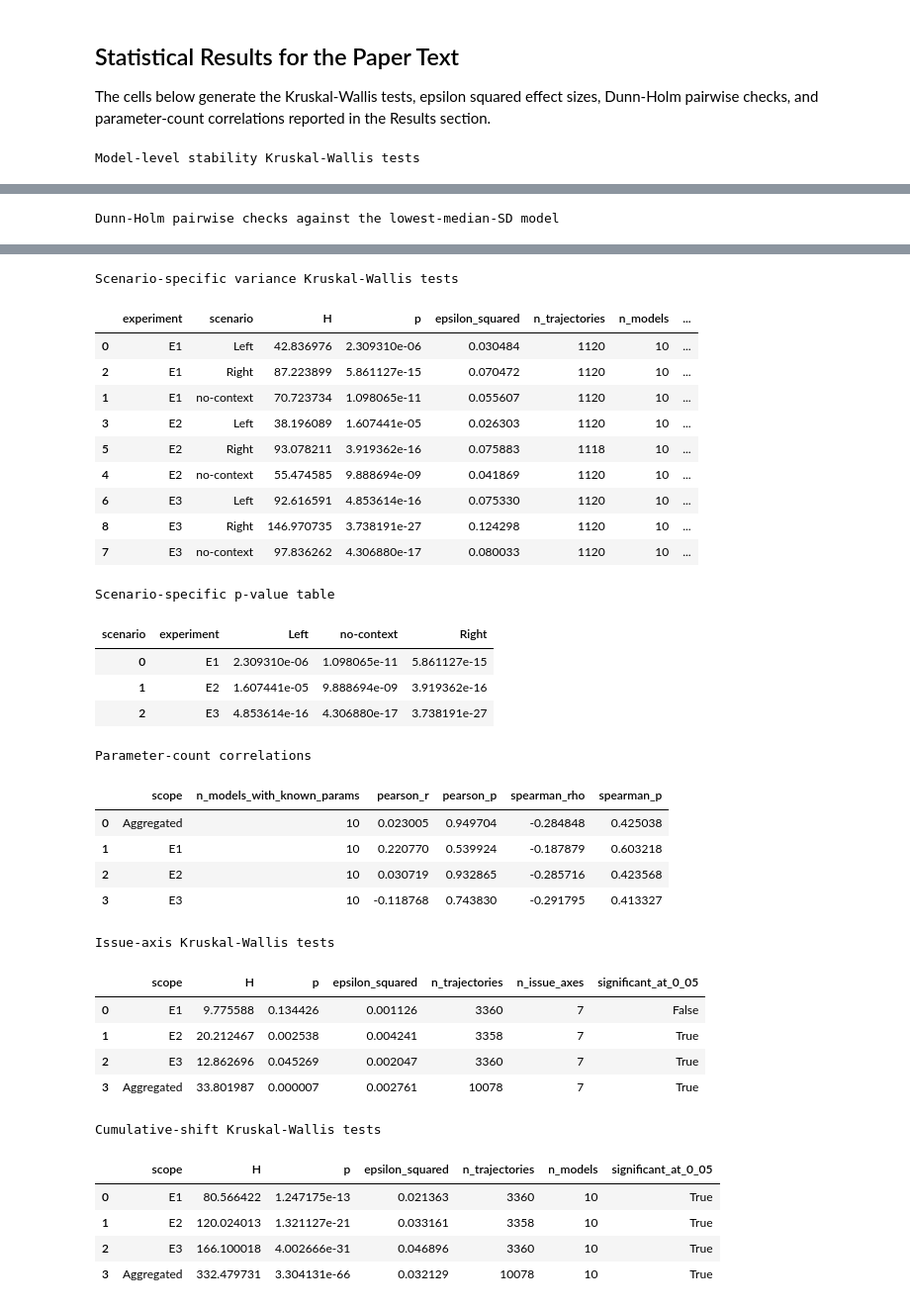
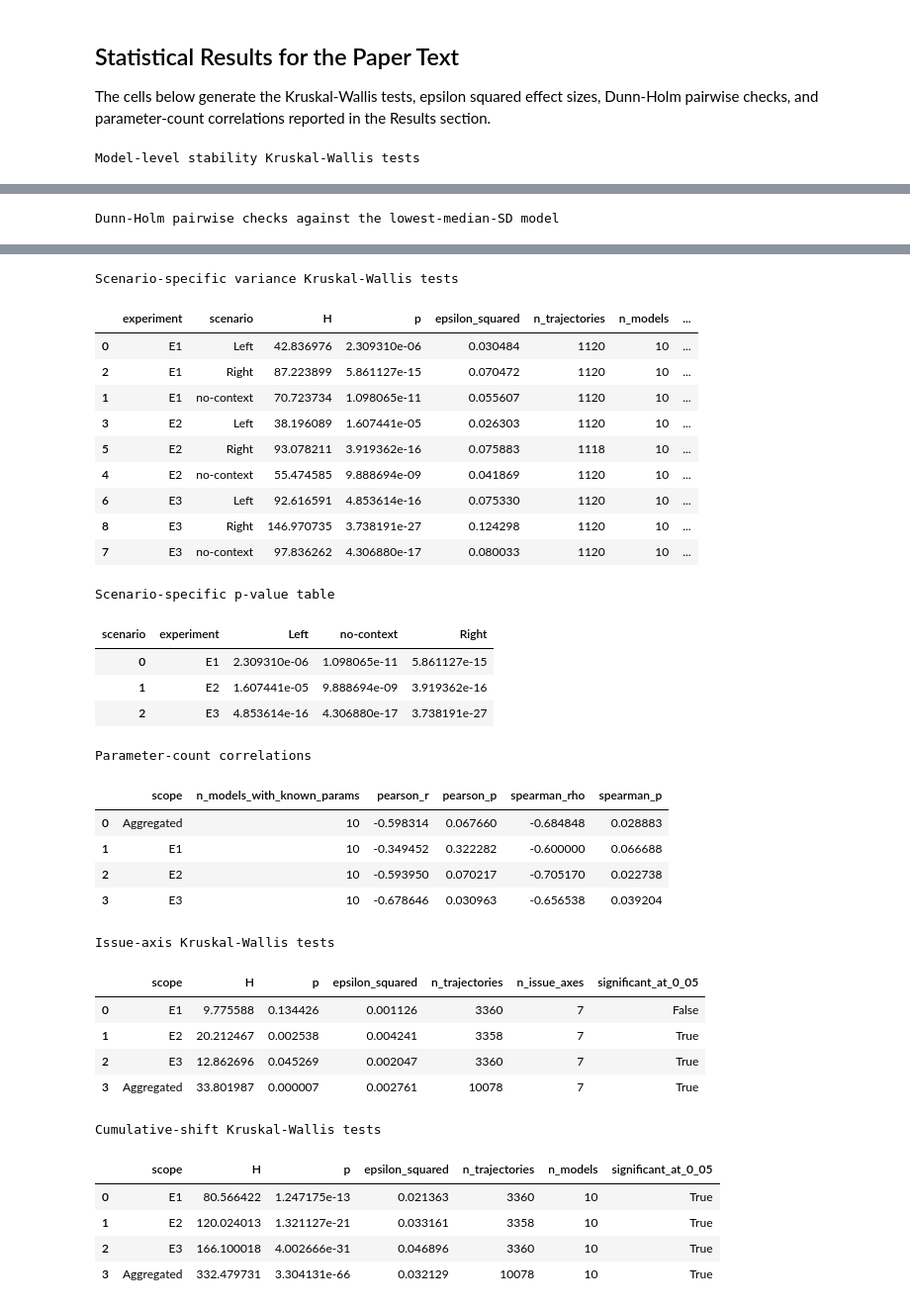
Before and after one commit to graphs4ai/opinion_stability, a Jupyter notebook: analises.ipynb, the cells around one changed output, grey strips where cells are left out. Shown at 99% size. Saved outputs shown, nothing was run; the diff lists cells and outputs as text; code cells hidden in the pictures.

```diff
--- a/analises.ipynb
+++ b/analises.ipynb
@@ -473,36 +407,17 @@ def scenario_pvalue_table(scenario_tests):
 
 
 def parameter_count_correlations(traj):
-    model_protocol = (
-        traj.groupby(['experiment', 'modelo'], as_index=False)
-        .agg(mean_abs_first_to_final_displacement=('first_to_final_abs_delta', 'mean'))
-    )
-    metadata = pd.DataFrame([{'modelo': model, **meta} for model, meta in MODEL_METADATA.items()])
-    data = model_protocol.merge(metadata, on='modelo', how='left')
-    aggregated = (
-        data.groupby(['modelo', 'family', 'params_b'], dropna=False, as_index=False)
-        .agg(mean_abs_first_to_final_displacement=('mean_abs_first_to_final_displacement', 'mean'))
-    )
-    aggregated['experiment'] = 'Aggregated'
-    corr_data = pd.concat([data, aggregated], ignore_index=True)
+    from src.analysis.model_size_figure import compute_model_size_statistics
 
-    rows = []
-    for exp, sub in corr_data.dropna(subset=['params_b']).groupby('experiment'):
-        if len(sub) >= 3 and sub['params_b'].nunique() >= 3:
-            pearson_r, pearson_p = stats.pearsonr(sub['params_b'], sub['mean_abs_first_to_final_displacement'])
-            spearman_rho, spearman_p = stats.spearmanr(sub['params_b'], sub['mean_abs_first_to_final_displacement'])
-        else:
-            pearson_r = pearson_p = spearman_rho = spearman_p = np.nan
-        rows.append({
-            'scope': exp,
-            'n_models_with_known_params': len(sub),
-            'pearson_r': pearson_r,
-            'pearson_p': pearson_p,
-            'spearman_rho': spearman_rho,
-            'spearman_p': spearman_p,
-        })
-    return pd.DataFrame(rows).sort_values('scope')
+    stats_table, _ = compute_model_size_statistics(traj)
+    return stats_table
 
+
+def model_size_leave_one_out_table(traj):
+    from src.analysis.model_size_figure import compute_model_size_statistics
+
+    _, leave_one_out = compute_model_size_statistics(traj)
+    return leave_one_out
 
 def issue_axis_tests(traj):
     rows = []
@@ -560,6 +475,7 @@ dunn_holm = model_stability_dunn_holm(trajectories)
 scenario_tests = scenario_variance_tests(trajectories)
 scenario_pvalues = scenario_pvalue_table(scenario_tests)
 size_correlations = parameter_count_correlations(trajectories)
+model_size_leave_one_out = model_size_leave_one_out_table(trajectories)
 axis_tests = issue_axis_tests(trajectories)
 cum_tests = cumulative_shift_tests(trajectories)
 
@@ -575,8 +491,11 @@ display(scenario_tests)
 print('Scenario-specific p-value table')
 display(scenario_pvalues)
 
-print('Parameter-count correlations')
+print('Parameter-count correlations: active and total parameter scales')
 display(size_correlations)
+
+print('Leave-one-out sensitivity: aggregated active-parameter correlation')
+display(model_size_leave_one_out)
 
 print('Issue-axis Kruskal-Wallis tests')
 display(axis_tests)
@@ -598,37 +517,37 @@ Dunn-Holm pairwise checks against the lowest-median-SD model
 | 4 | E1 | DeepSeek V3.2 | Qwen3 14B | 0.0 | 0.400000 | ... |
 | 5 | E1 | DeepSeek V3.2 | Gemma 3 4B | 0.0 | 0.400000 | ... |
 | 6 | E1 | DeepSeek V3.2 | Gemma 4 31B | 0.0 | 0.400000 | ... |
 | 7 | E1 | DeepSeek V3.2 | Mistral Small | 0.0 | 0.400000 | ... |
 | 8 | E1 | DeepSeek V3.2 | Qwen3 30B | 0.0 | 0.489898 | ... |
 | 9 | E2 | DeepSeek V3.2 | DeepSeek V4 | 0.0 | 0.000000 | ... |
 | ... | ... | ... | ... | ... | ... | ... |
 | 22 | E3 | DeepSeek V4 | DeepSeek V3.2 | 0.0 | 0.400000 | ... |
 | 23 | E3 | DeepSeek V4 | Mistral Small | 0.0 | 0.400000 | ... |
 | 24 | E3 | DeepSeek V4 | Gemma 3 4B | 0.0 | 0.400000 | ... |
 | 25 | E3 | DeepSeek V4 | Qwen3 14B | 0.0 | 0.489898 | ... |
 | 26 | E3 | DeepSeek V4 | Qwen3 30B | 0.0 | 0.489898 | ... |
 Scenario-specific variance Kruskal-Wallis tests
 |  | experiment | scenario | H | p | epsilon_squared | n_trajectories | n_models | ... |
 | 0 | E1 | Left | 42.836976 | 2.309310e-06 | 0.030484 | 1120 | 10 | ... |
 | 2 | E1 | Right | 87.223899 | 5.861127e-15 | 0.070472 | 1120 | 10 | ... |
 | 1 | E1 | no-context | 70.723734 | 1.098065e-11 | 0.055607 | 1120 | 10 | ... |
 | 3 | E2 | Left | 38.196089 | 1.607441e-05 | 0.026303 | 1120 | 10 | ... |
 | 5 | E2 | Right | 93.078211 | 3.919362e-16 | 0.075883 | 1118 | 10 | ... |
 | 4 | E2 | no-context | 55.474585 | 9.888694e-09 | 0.041869 | 1120 | 10 | ... |
 | 6 | E3 | Left | 92.616591 | 4.853614e-16 | 0.075330 | 1120 | 10 | ... |
 | 8 | E3 | Right | 146.970735 | 3.738191e-27 | 0.124298 | 1120 | 10 | ... |
 | 7 | E3 | no-context | 97.836262 | 4.306880e-17 | 0.080033 | 1120 | 10 | ... |
 Scenario-specific p-value table
 | scenario | experiment | Left | no-context | Right |
 | 0 | E1 | 2.309310e-06 | 1.098065e-11 | 5.861127e-15 |
 | 1 | E2 | 1.607441e-05 | 9.888694e-09 | 3.919362e-16 |
 | 2 | E3 | 4.853614e-16 | 4.306880e-17 | 3.738191e-27 |
 Parameter-count correlations
 |  | scope | n_models_with_known_params | pearson_r | pearson_p | spearman_rho | spearman_p |
-| 0 | Aggregated | 10 | 0.023005 | 0.949704 | -0.284848 | 0.425038 |
-| 1 | E1 | 10 | 0.220770 | 0.539924 | -0.187879 | 0.603218 |
-| 2 | E2 | 10 | 0.030719 | 0.932865 | -0.285716 | 0.423568 |
-| 3 | E3 | 10 | -0.118768 | 0.743830 | -0.291795 | 0.413327 |
+| 0 | Aggregated | 10 | -0.598314 | 0.067660 | -0.684848 | 0.028883 |
+| 1 | E1 | 10 | -0.349452 | 0.322282 | -0.600000 | 0.066688 |
+| 2 | E2 | 10 | -0.593950 | 0.070217 | -0.705170 | 0.022738 |
+| 3 | E3 | 10 | -0.678646 | 0.030963 | -0.656538 | 0.039204 |
 Issue-axis Kruskal-Wallis tests
 |  | scope | H | p | epsilon_squared | n_trajectories | n_issue_axes | significant_at_0_05 |
 | 0 | E1 | 9.775588 | 0.134426 | 0.001126 | 3360 | 7 | False |
```
Also changed, not shown: parts of 3 cells of this notebook, 4 other files.
